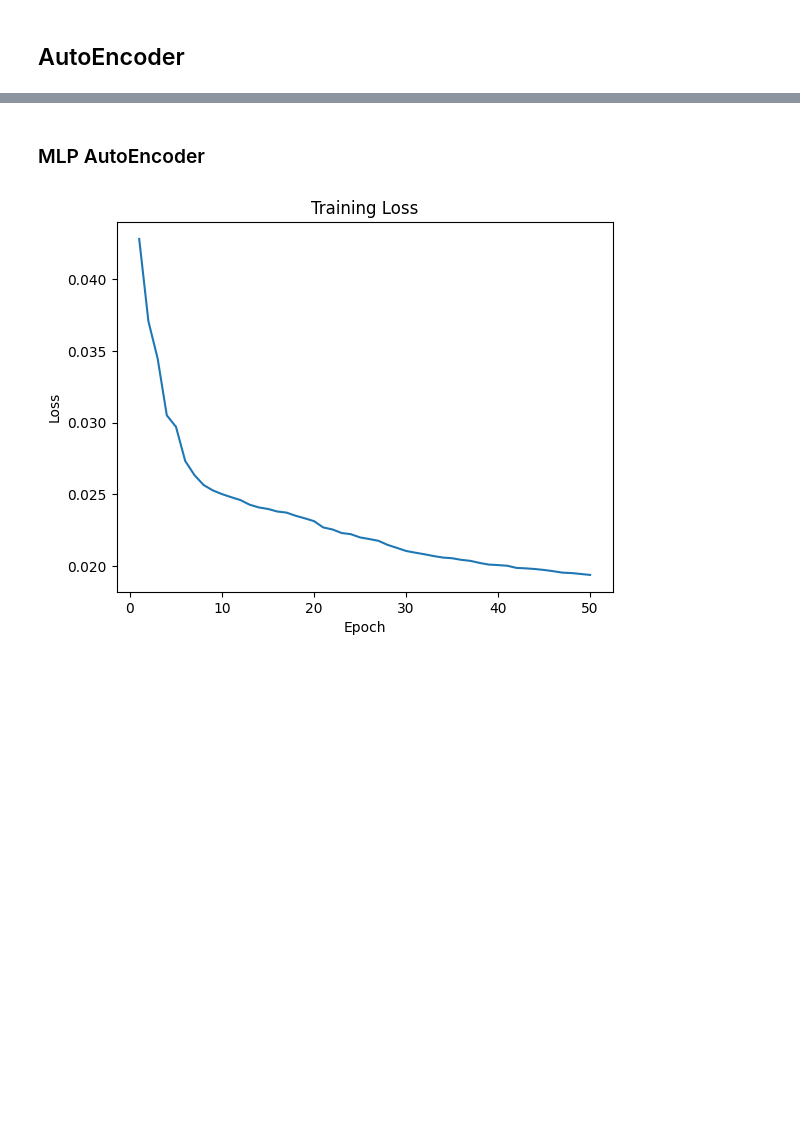
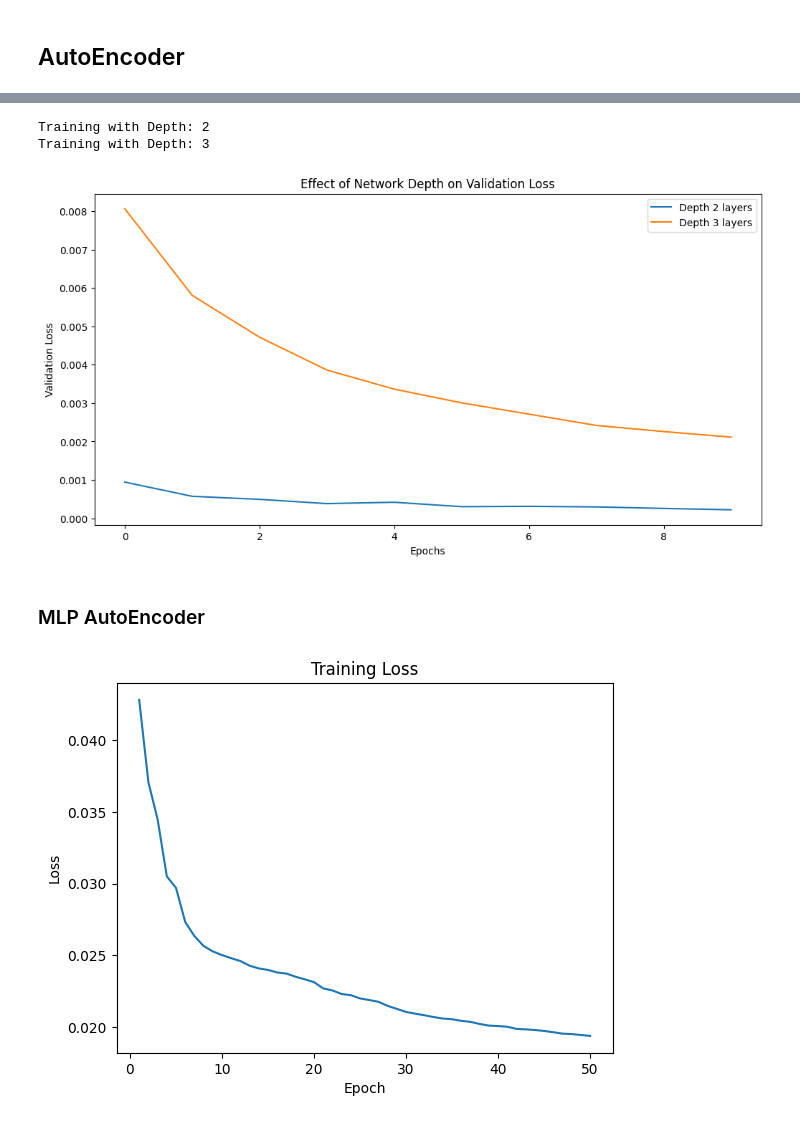
Before and after one commit to himanshuyv/SMAI, a Jupyter notebook: assignments/4/AutoEncoder.ipynb, the cells around one changed output, grey strips where cells are left out. Cells and saved outputs as stored; diff of their text form; code cells hidden in the pictures; blank space fills up the shorter version.

```diff
--- a/assignments/4/AutoEncoder.ipynb
+++ b/assignments/4/AutoEncoder.ipynb
@@ -238,3 +397,28 @@ plot_latent_space(autoencoder, test_loader_ae)
+# %%
+depth_configs = [
+    [32, 64],
+    [16, 32, 64],
+    # [16, 32, 64, 128]
+]
+
+plt.figure(figsize=(12, 6))
+
+for depth in depth_configs:
+    model = CnnAutoencoder_tuning(filter_sizes=depth).to(device)
+    optimizer = torch.optim.Adam(model.parameters(), lr=0.001)
+    print(f"Training with Depth: {len(depth)}")
+    train_losses, val_losses = model.train_model(optimizer, train_loader_ae, val_loader_ae, num_epochs=10, device=device)
+    plt.plot(val_losses, label=f"Depth {len(depth)} layers")
+
+plt.xlabel("Epochs")
+plt.ylabel("Validation Loss")
+plt.legend()
+plt.title("Effect of Network Depth on Validation Loss")
+plt.show()
+# %% [output]
+Training with Depth: 2
+Training with Depth: 3
+[figure, added]
 # %% [markdown]
 ### MLP AutoEncoder
 # %%
```
Also changed, not shown: parts of 8 cells of this notebook.
